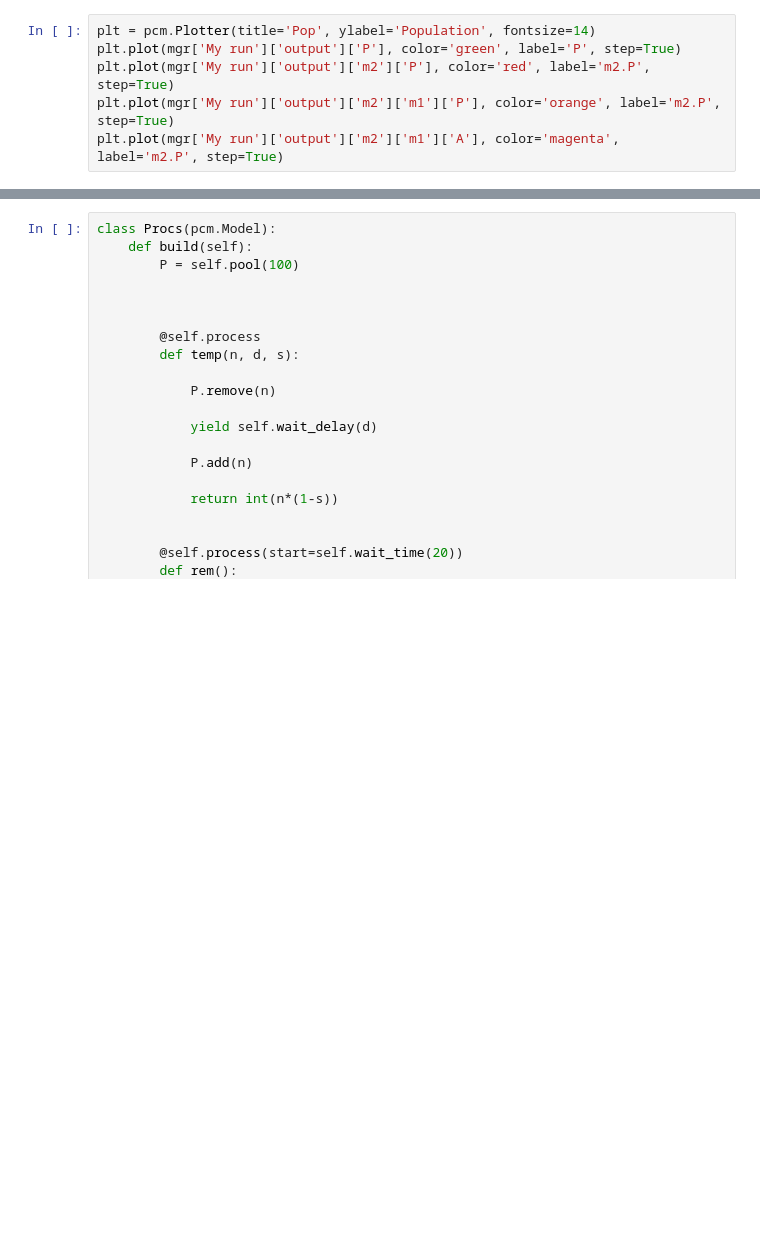
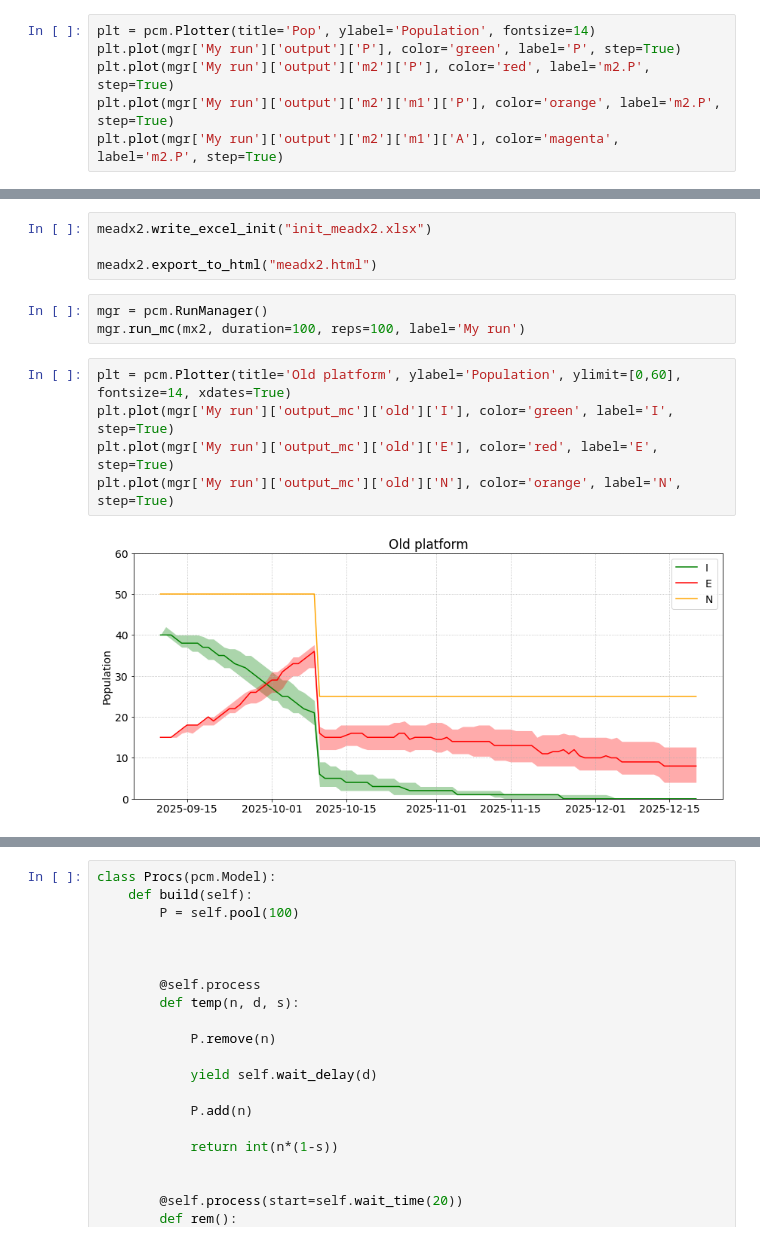
Before and after one commit to DND-DRDC-RDDC/OS_PyCoMod, a Jupyter notebook: test.ipynb, the cells around one changed output, grey strips where cells are left out. Cells and saved outputs as stored; diff of their text form; blank space fills up the shorter version.

```diff
--- a/test.ipynb
+++ b/test.ipynb
@@ -445,0 +472,14 @@ plt.plot(mgr['My run']['output']['P'], color='blue', label='P', step=False)
+# %%
+meadx2.write_excel_init("init_meadx2.xlsx")
+
+meadx2.export_to_html("meadx2.html")
+# %%
+mgr = pcm.RunManager()
+mgr.run_mc(mx2, duration=100, reps=100, label='My run')
+# %%
+plt = pcm.Plotter(title='Old platform', ylabel='Population', ylimit=[0,60], fontsize=14, xdates=True)
+plt.plot(mgr['My run']['output_mc']['old']['I'], color='green', label='I', step=True)
+plt.plot(mgr['My run']['output_mc']['old']['E'], color='red', label='E', step=True)
+plt.plot(mgr['My run']['output_mc']['old']['N'], color='orange', label='N', step=True)
+# %% [output]
+[figure, added]
```
Also changed, not shown: parts of 16 cells of this notebook.
